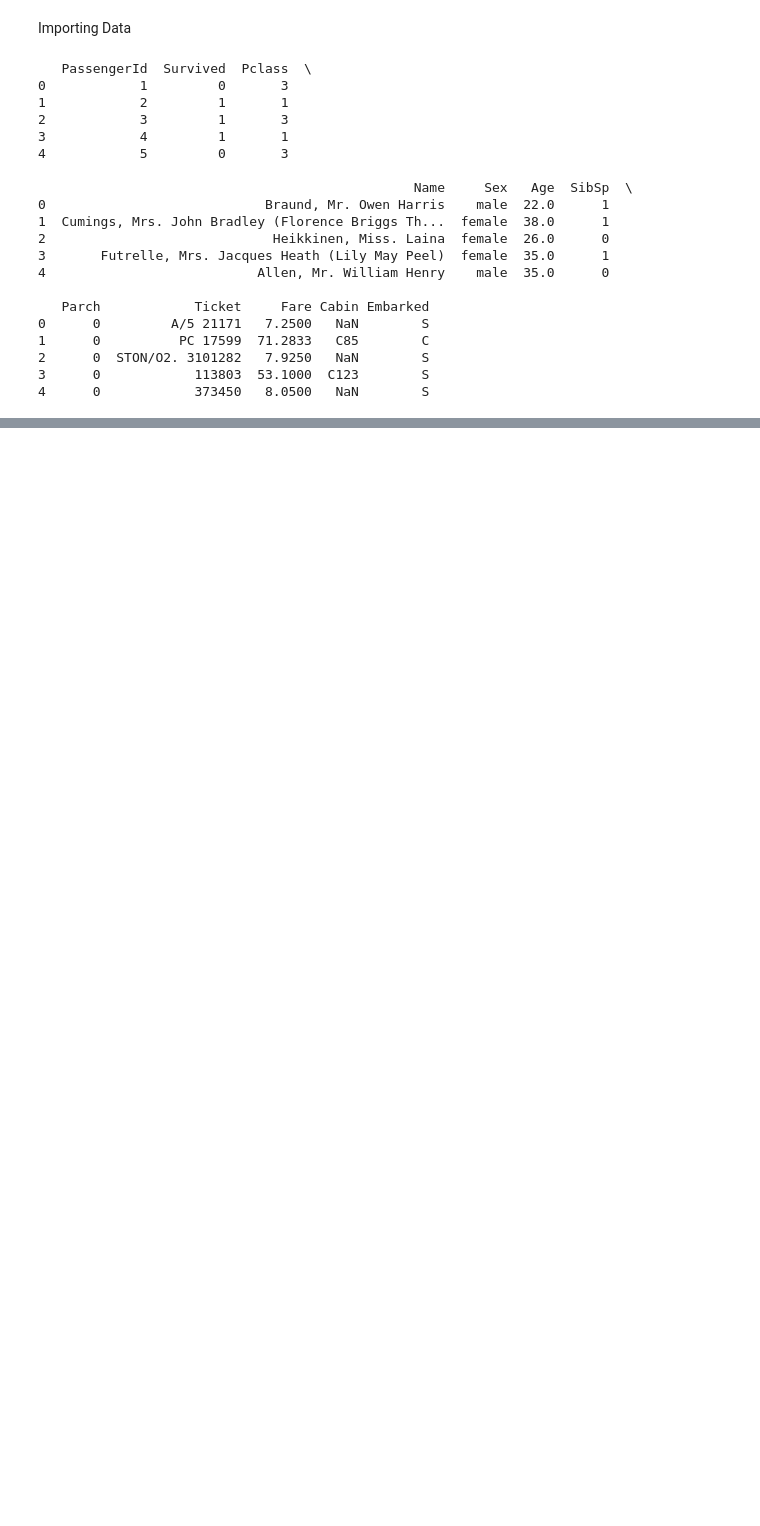
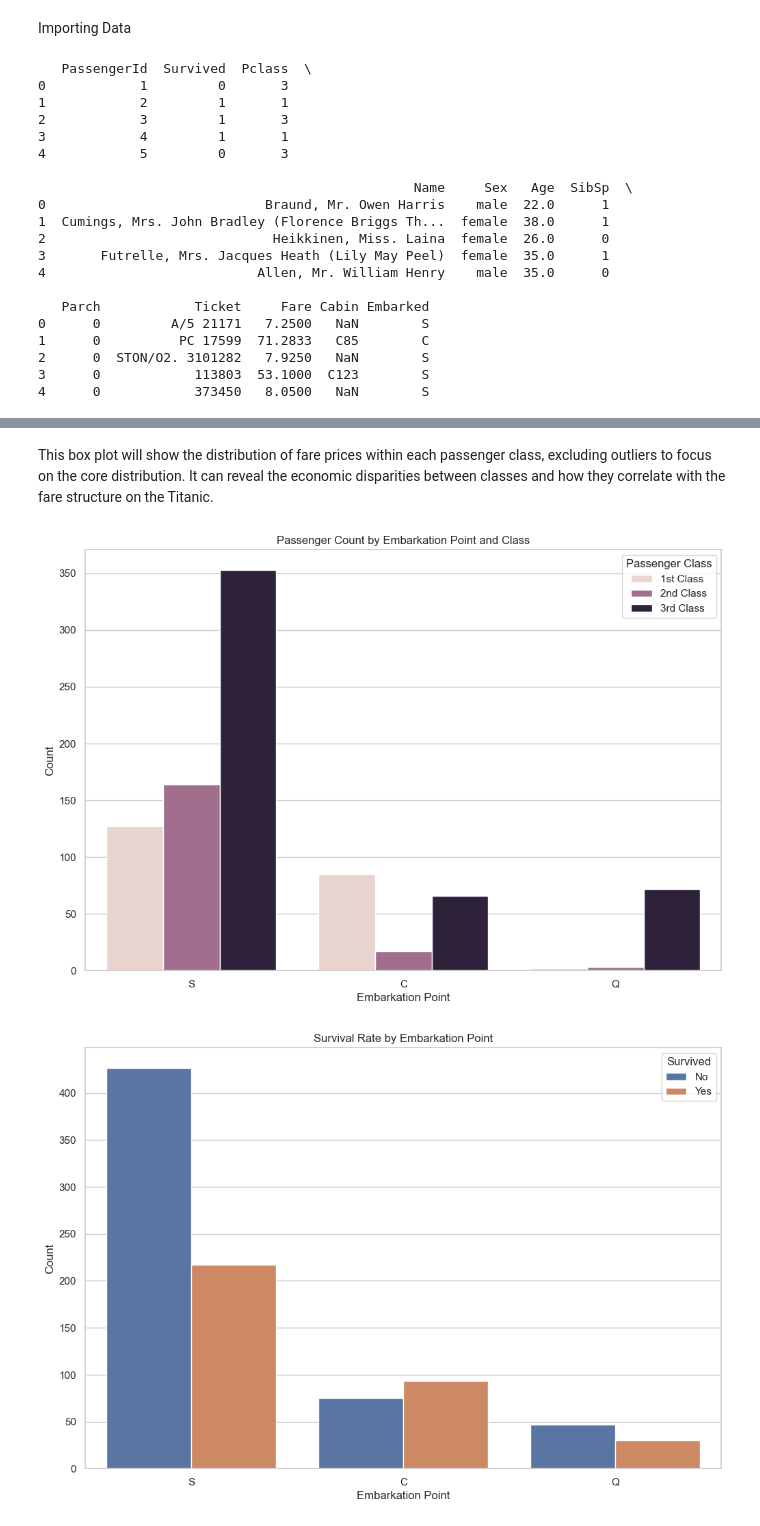
Before and after one commit to Rigpea/titanic-classifier, a Jupyter notebook: main.ipynb, the cells around one changed output, grey strips where cells are left out. Cells and saved outputs as stored; diff of their text form; code cells hidden in the pictures; blank space fills up the shorter version.

```diff
--- a/main.ipynb
+++ b/main.ipynb
@@ -34,0 +63,23 @@ print(Titanic_data_list.head())
+# %% [markdown]
+This box plot will show the distribution of fare prices within each passenger class, excluding outliers to focus on the core distribution. It can reveal the economic disparities between classes and how they correlate with the fare structure on the Titanic.
+# %%
+plt.figure(figsize=(12, 8))
+sns.countplot(x='Embarked', hue='Pclass', data=Titanic_data_list)
+
+plt.title('Passenger Count by Embarkation Point and Class')
+plt.xlabel('Embarkation Point')
+plt.ylabel('Count')
+plt.legend(title='Passenger Class', loc='upper right', labels=['1st Class', '2nd Class', '3rd Class'])
+plt.show()
+
+plt.figure(figsize=(12, 8))
+sns.countplot(x='Embarked', hue='Survived', data=Titanic_data_list)
+
+plt.title('Survival Rate by Embarkation Point')
+plt.xlabel('Embarkation Point')
+plt.ylabel('Count')
+plt.legend(title='Survived', loc='upper right', labels=['No', 'Yes'])
+plt.show()
+# %% [output]
+[figure, added]
+[figure, added]
```
Also changed, not shown: parts of 6 cells of this notebook.
